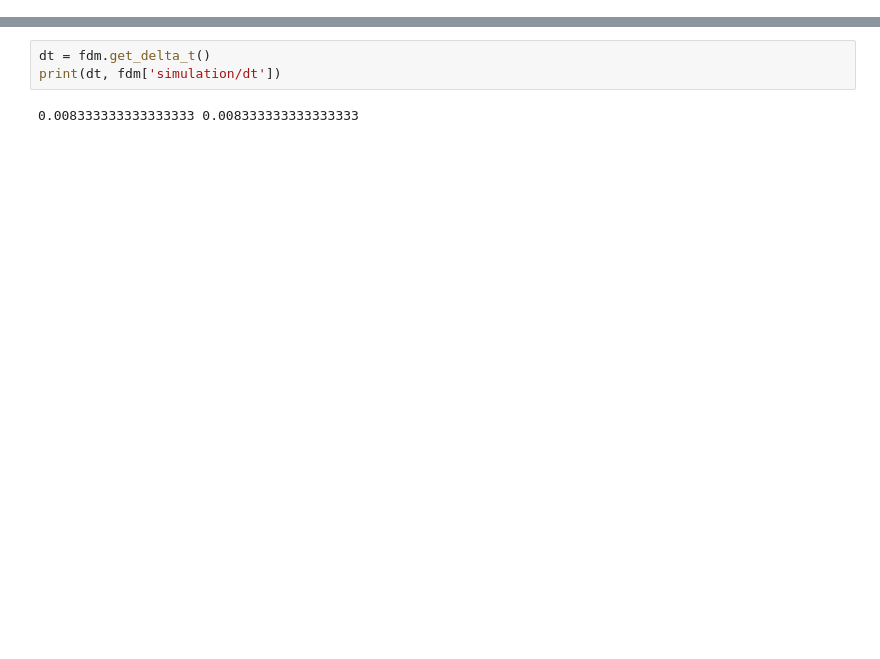
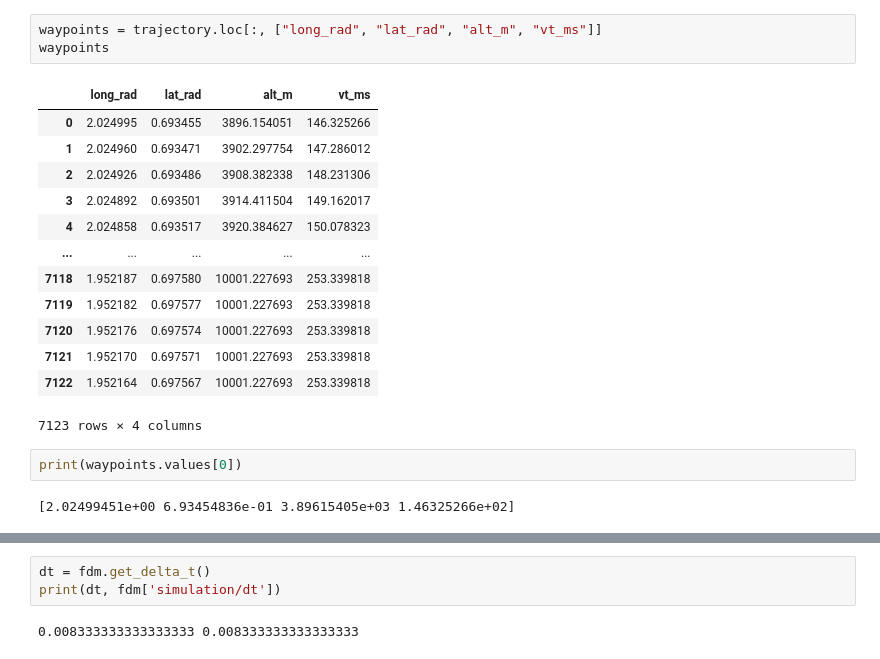
Before and after one commit to Alex-Zongo/trajectory_following_fg, a Jupyter notebook: simulate.ipynb, the cells around one changed output, grey strips where cells are left out. Cells and saved outputs as stored; diff of their text form; blank space fills up the shorter version.

```diff
--- a/simulate.ipynb
+++ b/simulate.ipynb
@@ -67,0 +85,21 @@ fdm.get_property_catalog()
+# %%
+waypoints = trajectory.loc[:, ["long_rad", "lat_rad", "alt_m", "vt_ms"]]
+waypoints
+# %% [output]
+|  | long_rad | lat_rad | alt_m | vt_ms |
+| 0 | 2.024995 | 0.693455 | 3896.154051 | 146.325266 |
+| 1 | 2.024960 | 0.693471 | 3902.297754 | 147.286012 |
+| 2 | 2.024926 | 0.693486 | 3908.382338 | 148.231306 |
+| 3 | 2.024892 | 0.693501 | 3914.411504 | 149.162017 |
+| 4 | 2.024858 | 0.693517 | 3920.384627 | 150.078323 |
+| ... | ... | ... | ... | ... |
+| 7118 | 1.952187 | 0.697580 | 10001.227693 | 253.339818 |
+| 7119 | 1.952182 | 0.697577 | 10001.227693 | 253.339818 |
+| 7120 | 1.952176 | 0.697574 | 10001.227693 | 253.339818 |
+| 7121 | 1.952170 | 0.697571 | 10001.227693 | 253.339818 |
+| 7122 | 1.952164 | 0.697567 | 10001.227693 | 253.339818 |
+7123 rows × 4 columns
+# %%
+print(waypoints.values[0])
+# %% [output]
+[2.02499451e+00 6.93454836e-01 3.89615405e+03 1.46325266e+02]
```
Also changed, not shown: parts of 23 cells of this notebook, 1 other file.
